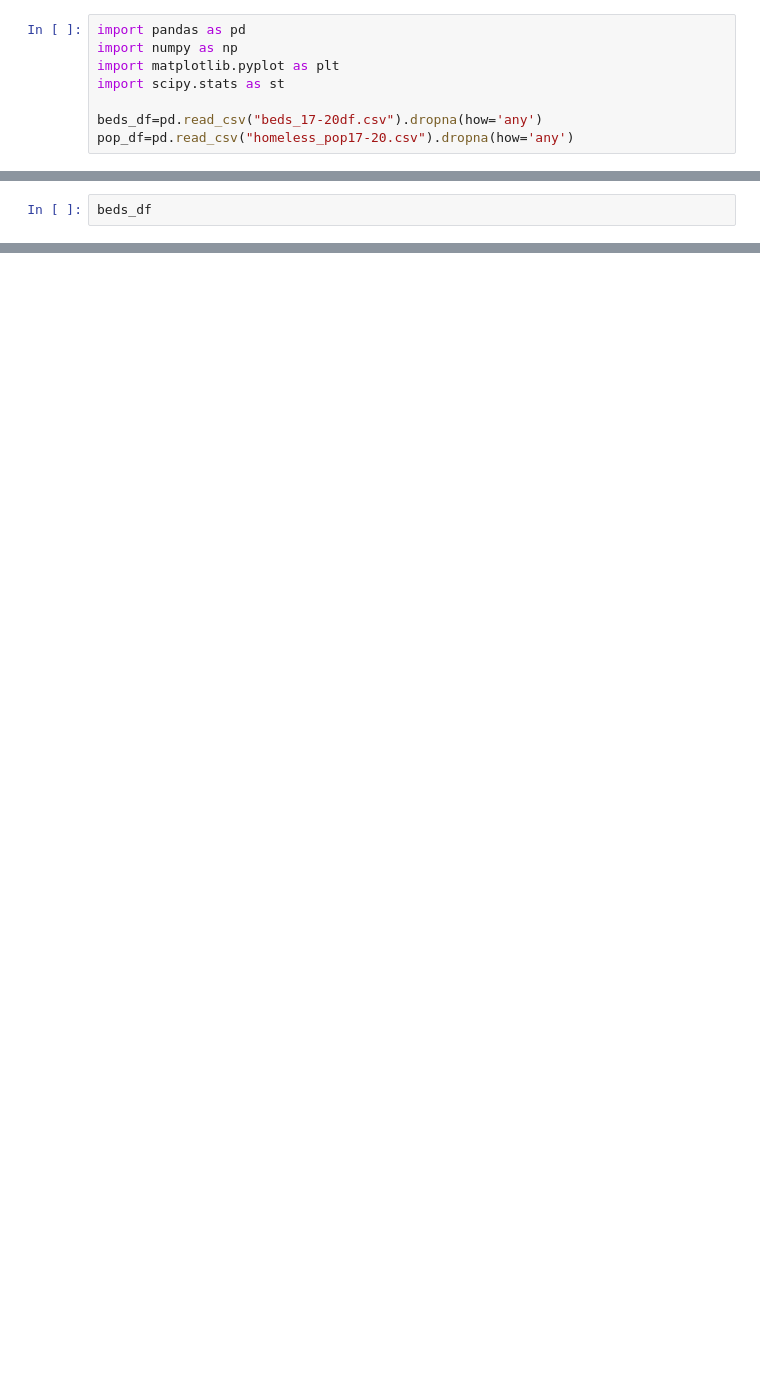
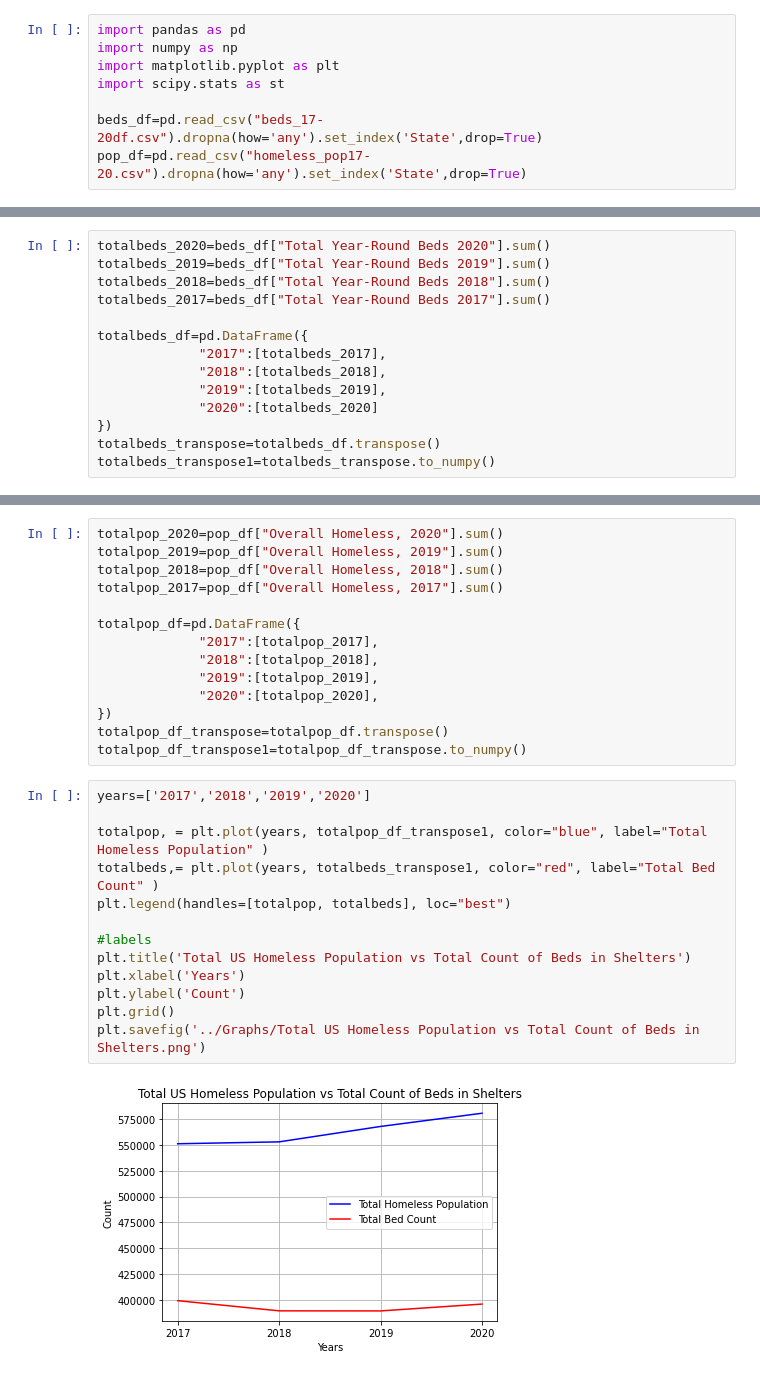
Before and after one commit to esther2897/project_one, a Jupyter notebook: datasets/homeless_analysis.ipynb, the cells around one changed output, grey strips where cells are left out. Saved outputs shown, nothing was run; the diff lists cells and outputs as text; blank space fills up the shorter version.

Commit message:
visualizations

```diff
--- a/datasets/homeless_analysis.ipynb
+++ b/datasets/homeless_analysis.ipynb
@@ -4,5 +4,5 @@ import numpy as np
 import matplotlib.pyplot as plt
 import scipy.stats as st
 
-beds_df=pd.read_csv("beds_17-20df.csv").dropna(how='any')
-pop_df=pd.read_csv("homeless_pop17-20.csv").dropna(how='any')
+beds_df=pd.read_csv("beds_17-20df.csv").dropna(how='any').set_index('State',drop=True)
+pop_df=pd.read_csv("homeless_pop17-20.csv").dropna(how='any').set_index('State',drop=True)
@@ -9,2 +16,14 @@ pop_df=pd.read_csv("homeless_pop17-20.csv").dropna(how='any')
 # %%
-beds_df
+totalbeds_2020=beds_df["Total Year-Round Beds 2020"].sum()
+totalbeds_2019=beds_df["Total Year-Round Beds 2019"].sum()
+totalbeds_2018=beds_df["Total Year-Round Beds 2018"].sum()
+totalbeds_2017=beds_df["Total Year-Round Beds 2017"].sum()
+
+totalbeds_df=pd.DataFrame({
+             "2017":[totalbeds_2017],
+             "2018":[totalbeds_2018],
+             "2019":[totalbeds_2019],
+             "2020":[totalbeds_2020]
+})
+totalbeds_transpose=totalbeds_df.transpose()
+totalbeds_transpose1=totalbeds_transpose.to_numpy()
@@ -28,0 +30,29 @@ beds_df
+# %%
+totalpop_2020=pop_df["Overall Homeless, 2020"].sum()
+totalpop_2019=pop_df["Overall Homeless, 2019"].sum()
+totalpop_2018=pop_df["Overall Homeless, 2018"].sum()
+totalpop_2017=pop_df["Overall Homeless, 2017"].sum()
+
+totalpop_df=pd.DataFrame({
+             "2017":[totalpop_2017],
+             "2018":[totalpop_2018],
+             "2019":[totalpop_2019],
+             "2020":[totalpop_2020],
+})
+totalpop_df_transpose=totalpop_df.transpose()
+totalpop_df_transpose1=totalpop_df_transpose.to_numpy()
+# %%
+years=['2017','2018','2019','2020']
+
+totalpop, = plt.plot(years, totalpop_df_transpose1, color="blue", label="Total Homeless Population" )
+totalbeds,= plt.plot(years, totalbeds_transpose1, color="red", label="Total Bed Count" )
+plt.legend(handles=[totalpop, totalbeds], loc="best")
+
+#labels
+plt.title('Total US Homeless Population vs Total Count of Beds in Shelters')
+plt.xlabel('Years')
+plt.ylabel('Count')
+plt.grid()
+plt.savefig('../Graphs/Total US Homeless Population vs Total Count of Beds in Shelters.png')
+# %% [output]
+[figure, added]
```
Also changed, not shown: parts of 3 cells of this notebook, 3 other files.
